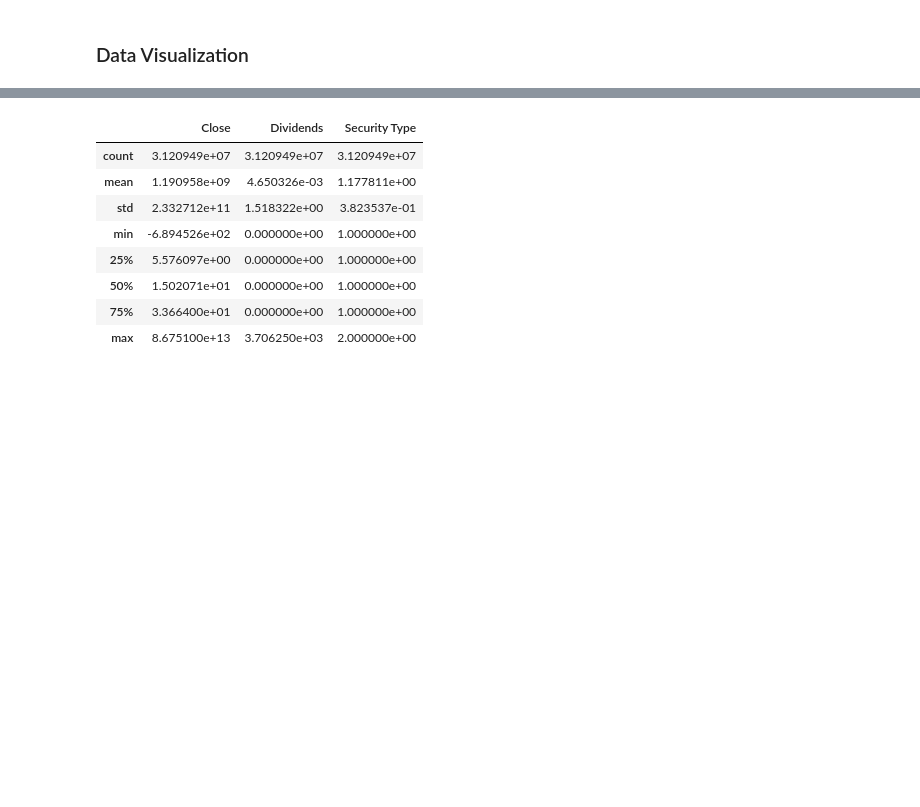
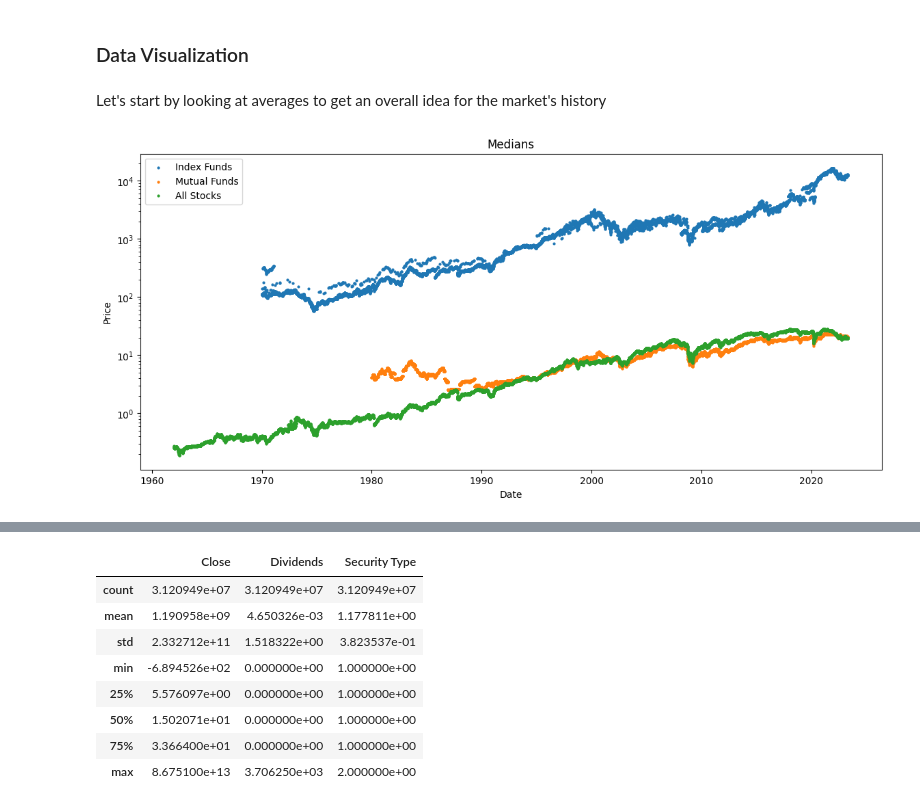
Before and after one commit to n-ghosh/Market-Learning, a Jupyter notebook: market_learning.ipynb, the cells around one changed output, grey strips where cells are left out. Drawn from its saved outputs; the diff is of its cells as text; code cells hidden in the pictures; blank space fills up the shorter version.

```diff
--- a/market_learning.ipynb
+++ b/market_learning.ipynb
@@ -372,0 +407,6 @@ df_all[df_all['Stock Splits'] != 0]
+# %%
+df_all[df_all['Price'].isna()]
+# df_all['Price'].dropna(inplace=True) # this didn't work
+# del df_all.iloc[13308703] # this didn't work
+df_all.dropna(subset=['Price'], inplace=True) # this worked
+df_all[df_all['Price'].isna()]
@@ -414,3 +454,6 @@ df_all['Date']
 31209491   2023-05-01 00:00:00-04:00
 31209492   2023-05-02 00:00:00-04:00
 Name: Date, Length: 31209493, dtype: datetime64[ns, America/New_York]
+# %%
+df_all.rename(columns={'Close': 'Price'}, inplace=True)
+df_all.head()
@@ -535,2 +601,42 @@ Name: count, dtype: int64
 # %% [markdown]
 ### Data Visualization
+# %% [markdown]
+Let's start by looking at averages to get an overall idea for the market's history
+# %%
+df_all_pivoted = df_all.pivot(index='Acronym', columns='Date', values='Price')
+# %%
+# Calculate the medians
+
+# Index funds
+dates_indexes = df_indexes['Date'].unique()
+medians_indexes = []
+for date in dates_indexes:
+    medians_indexes.append(df_indexes[df_indexes['Date'] == date]['Price'].median())
+
+# Mutual funds
+dates_funds = df_funds['Date'].unique()
+medians_funds = []
+for date in dates_funds:
+    medians_funds.append(df_funds[df_funds['Date'] == date]['Price'].median())
+
+# Stocks
+dates_stocks = df_all['Date'].unique()
+medians_stocks = []
+for date in dates_stocks:
+    medians_stocks.append(df_all_pivoted[date].median())
+# %%
+# Index funds, Mutual funds, Stocks in one plot
+plt.figure(figsize=(14,6))
+
+plt.scatter(dates_indexes, medians_indexes, label='Index Funds', s=4)
+plt.scatter(dates_funds, medians_funds, label='Mutual Funds', s=4)
+plt.scatter(dates_stocks, medians_stocks, label='All Stocks', s=4)
+
+plt.yscale('log')
+plt.title('Medians')
+plt.xlabel('Date')
+plt.ylabel('Price')
+plt.legend()
+plt.show()
+# %% [output]
+[figure, added]
```
Also changed, not shown: parts of 70 cells of this notebook.
